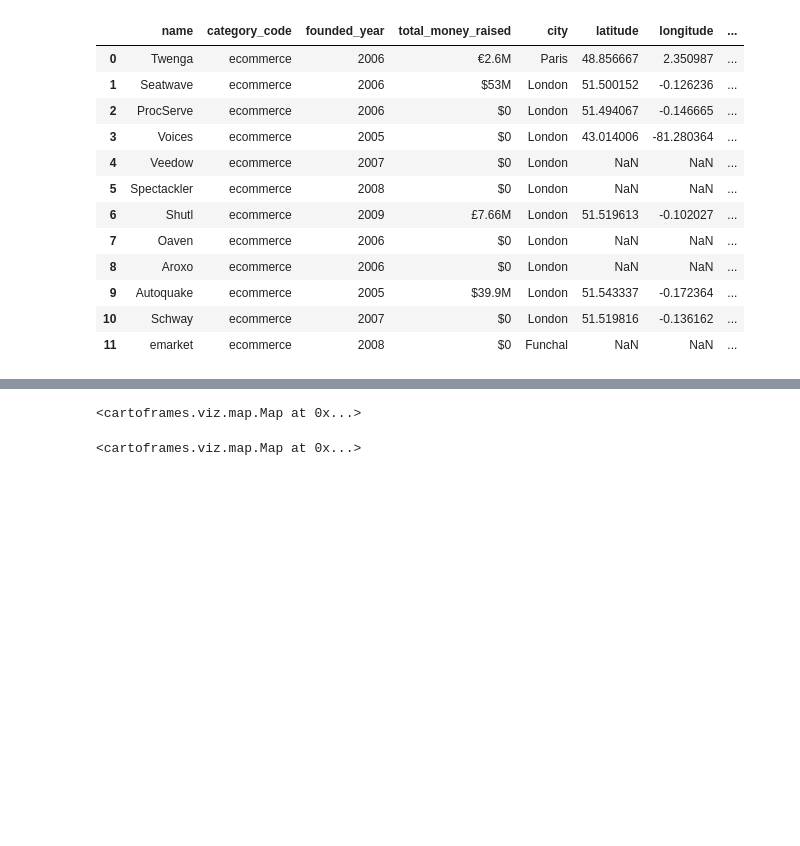
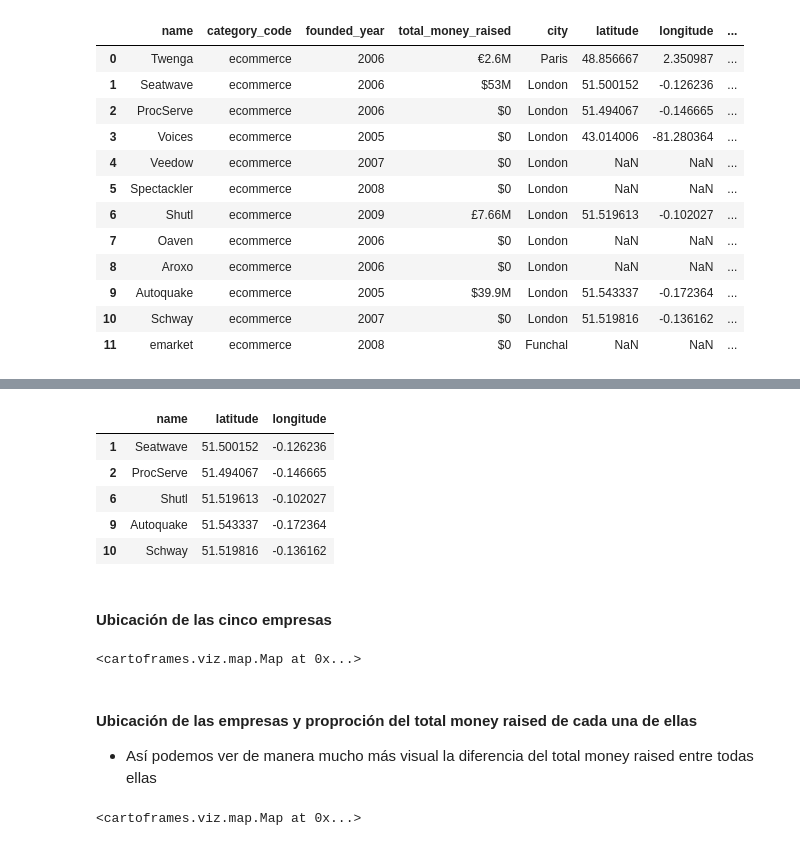
Before and after one commit to leticia-sobrino/W4-geospatial-data-project, a Jupyter notebook: notebooks/Madrid vs London.ipynb, the cells around one changed output, grey strips where cells are left out. Cells and saved outputs as stored; diff of their text form; code cells hidden in the pictures; blank space fills up the shorter version.

```diff
--- a/Madrid vs London.ipynb
+++ b/notebooks/Madrid vs London.ipynb
@@ -594,0 +533,11 @@ Tipo: <class 'geopandas.geodataframe.GeoDataFrame'>
+# %%
+# CREAMOS SOLAMENTE ESTA TABLA PARA PODER IMPORTARLA LUEGO EN NUESTRO JUPYTER DE APIS
+gdf_coodenadas_London = gdf_London.drop(gdf_London.columns[[1, 2, 3, 4, 7, 8]], axis = 'columns')
+gdf_coodenadas_London
+# %% [output]
+|  | name | latitude | longitude |
+| 1 | Seatwave | 51.500152 | -0.126236 |
+| 2 | ProcServe | 51.494067 | -0.146665 |
+| 6 | Shutl | 51.519613 | -0.102027 |
+| 9 | Autoquake | 51.543337 | -0.172364 |
+| 10 | Schway | 51.519816 | -0.136162 |
@@ -595,7 +546,12 @@ Tipo: <class 'geopandas.geodataframe.GeoDataFrame'>
+# %% [markdown]
+#### Ubicación de las cinco empresas
 # %%
 Map(Layer(gdf_London, popup_hover=[popup_element("name")]))
 # %% [output]
 <cartoframes.viz.map.Map at 0x...>
+# %% [markdown]
+#### Ubicación de las empresas y proproción del total money raised de cada una de ellas
+* Así podemos ver de manera mucho más visual la diferencia del total money raised entre todas ellas
 # %%
 Map(Layer(gdf_London, size_continuous_style('total_money_raised', size_range=[10,40]), title='Total money raised ($/Units of millon)'))
 # %% [output]
```
Also changed, not shown: parts of 35 cells of this notebook, 22 other files.
